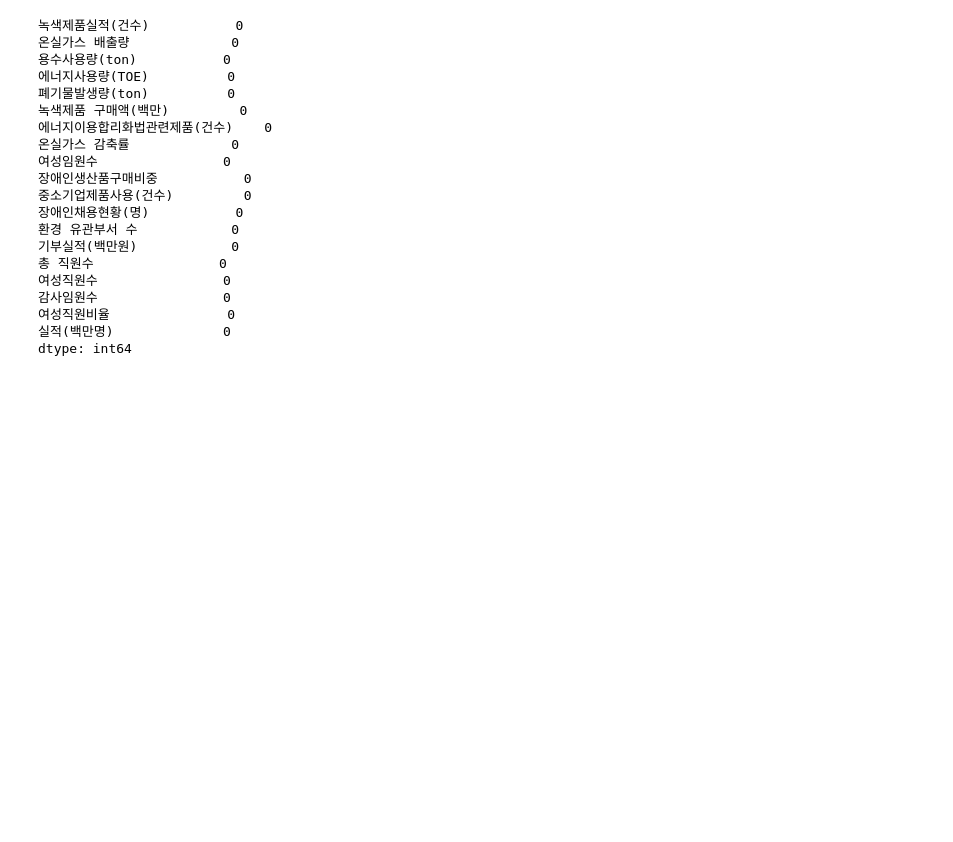
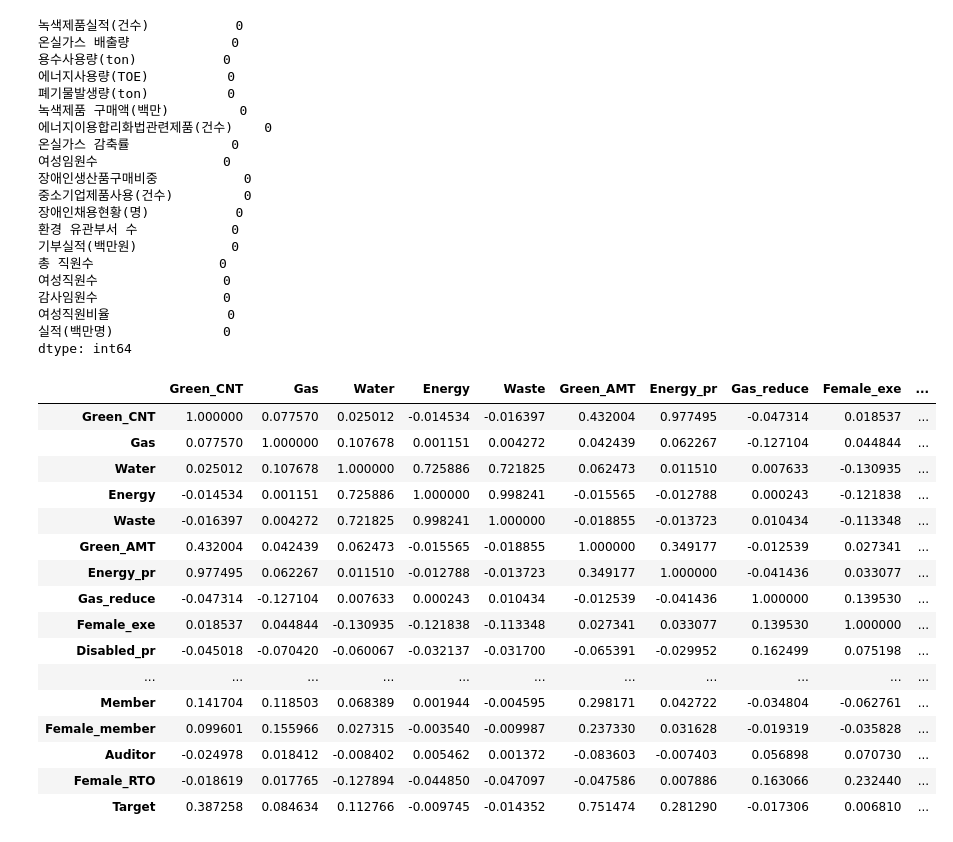
Before and after one commit to dev-gw/Procurement_analysis, a Jupyter notebook: DS_gw.ipynb, the cells around one changed output. Saved outputs shown, nothing was run; the diff lists cells and outputs as text; code cells hidden in the pictures; blank space fills up the shorter version.

```diff
--- a/DS_gw.ipynb
+++ b/DS_gw.ipynb
@@ -100,0 +104,22 @@ dtype: int64
+# %%
+# 상관관계 분석(전체 데이터)
+corr_data = data.corr()
+corr_data
+# %% [output]
+|  | Green_CNT | Gas | Water | Energy | Waste | Green_AMT | Energy_pr | Gas_reduce | Female_exe | ... |
+| Green_CNT | 1.000000 | 0.077570 | 0.025012 | -0.014534 | -0.016397 | 0.432004 | 0.977495 | -0.047314 | 0.018537 | ... |
+| Gas | 0.077570 | 1.000000 | 0.107678 | 0.001151 | 0.004272 | 0.042439 | 0.062267 | -0.127104 | 0.044844 | ... |
+| Water | 0.025012 | 0.107678 | 1.000000 | 0.725886 | 0.721825 | 0.062473 | 0.011510 | 0.007633 | -0.130935 | ... |
+| Energy | -0.014534 | 0.001151 | 0.725886 | 1.000000 | 0.998241 | -0.015565 | -0.012788 | 0.000243 | -0.121838 | ... |
+| Waste | -0.016397 | 0.004272 | 0.721825 | 0.998241 | 1.000000 | -0.018855 | -0.013723 | 0.010434 | -0.113348 | ... |
+| Green_AMT | 0.432004 | 0.042439 | 0.062473 | -0.015565 | -0.018855 | 1.000000 | 0.349177 | -0.012539 | 0.027341 | ... |
+| Energy_pr | 0.977495 | 0.062267 | 0.011510 | -0.012788 | -0.013723 | 0.349177 | 1.000000 | -0.041436 | 0.033077 | ... |
+| Gas_reduce | -0.047314 | -0.127104 | 0.007633 | 0.000243 | 0.010434 | -0.012539 | -0.041436 | 1.000000 | 0.139530 | ... |
+| Female_exe | 0.018537 | 0.044844 | -0.130935 | -0.121838 | -0.113348 | 0.027341 | 0.033077 | 0.139530 | 1.000000 | ... |
+| Disabled_pr | -0.045018 | -0.070420 | -0.060067 | -0.032137 | -0.031700 | -0.065391 | -0.029952 | 0.162499 | 0.075198 | ... |
+| ... | ... | ... | ... | ... | ... | ... | ... | ... | ... | ... |
+| Member | 0.141704 | 0.118503 | 0.068389 | 0.001944 | -0.004595 | 0.298171 | 0.042722 | -0.034804 | -0.062761 | ... |
+| Female_member | 0.099601 | 0.155966 | 0.027315 | -0.003540 | -0.009987 | 0.237330 | 0.031628 | -0.019319 | -0.035828 | ... |
+| Auditor | -0.024978 | 0.018412 | -0.008402 | 0.005462 | 0.001372 | -0.083603 | -0.007403 | 0.056898 | 0.070730 | ... |
+| Female_RTO | -0.018619 | 0.017765 | -0.127894 | -0.044850 | -0.047097 | -0.047586 | 0.007886 | 0.163066 | 0.232440 | ... |
+| Target | 0.387258 | 0.084634 | 0.112766 | -0.009745 | -0.014352 | 0.751474 | 0.281290 | -0.017306 | 0.006810 | ... |
```
Also changed, not shown: parts of 4 cells of this notebook.
